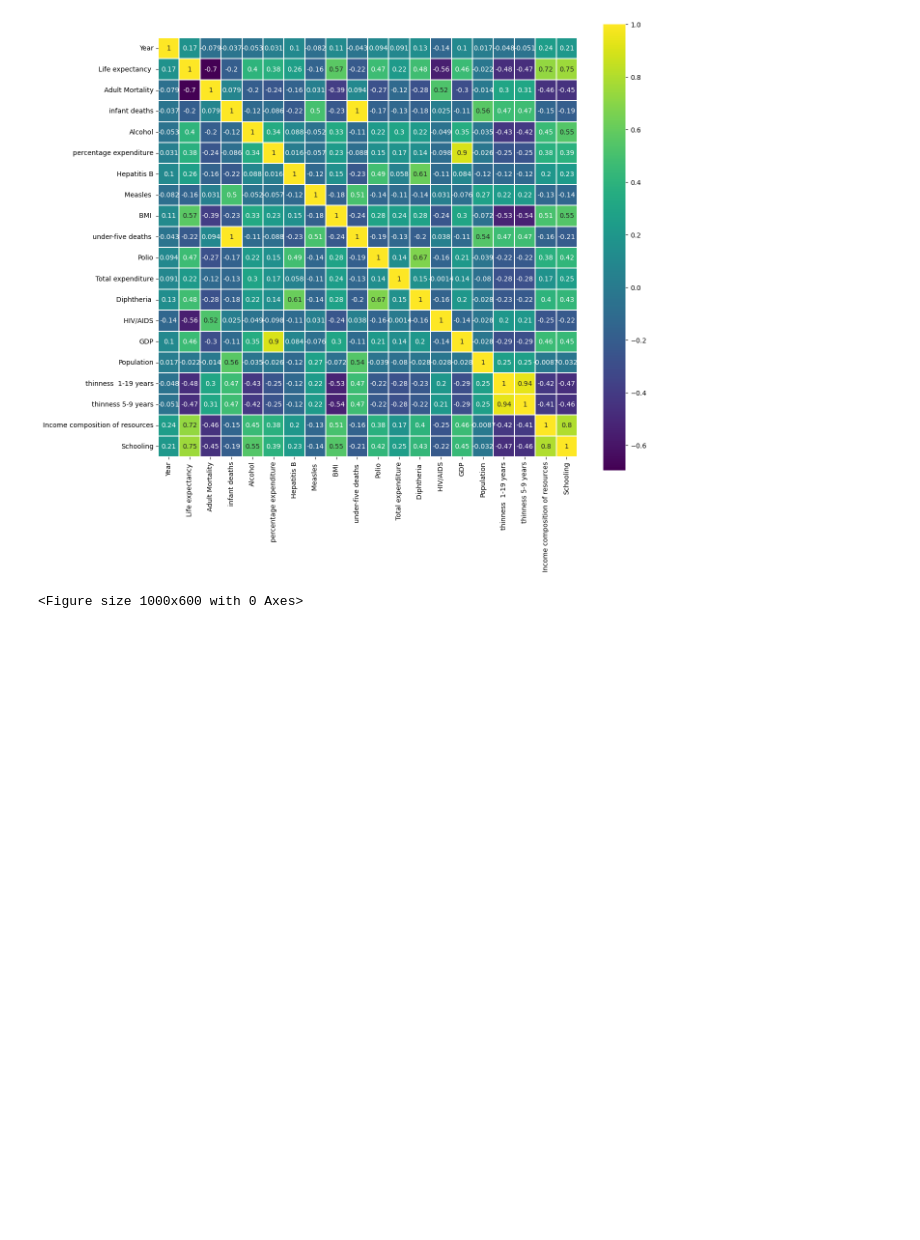
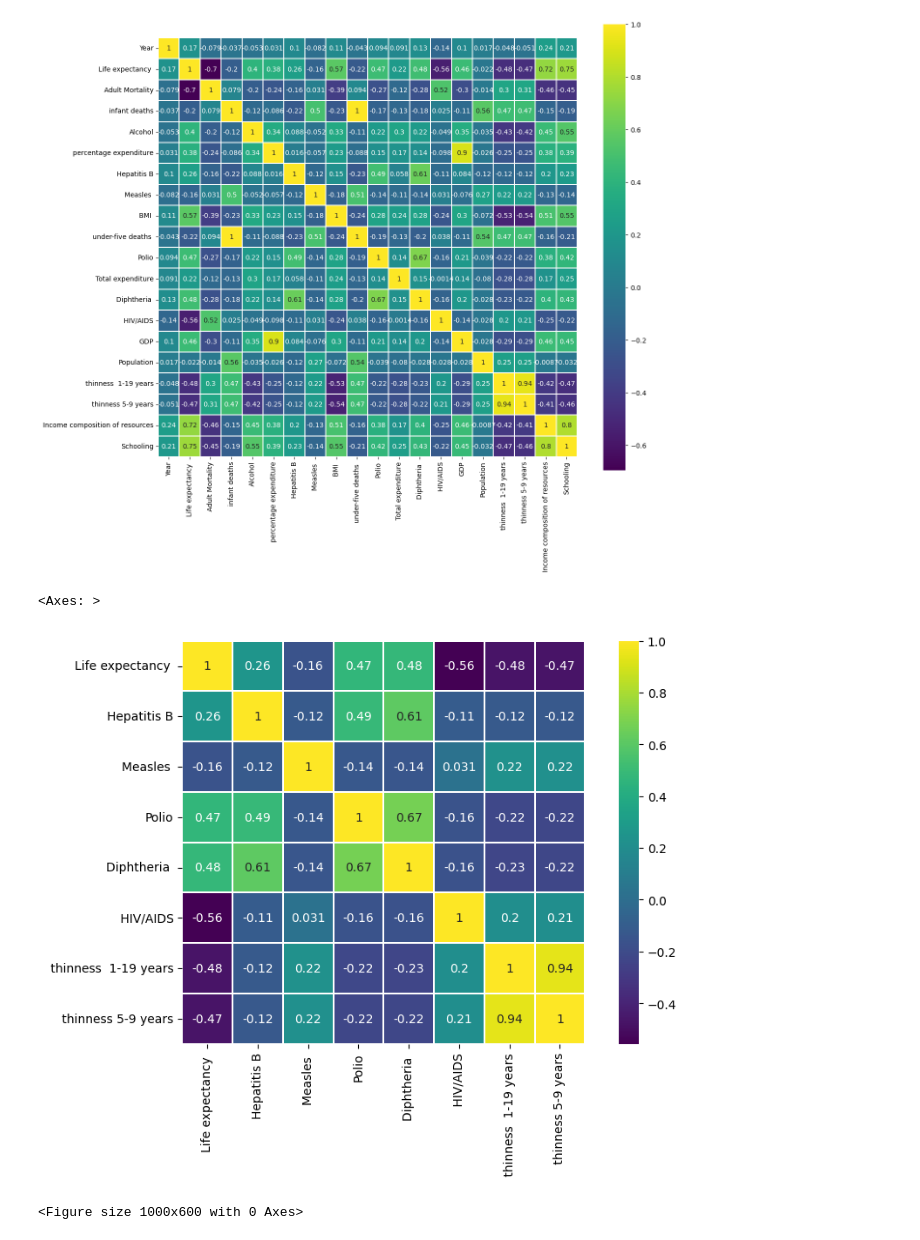
Before and after one commit to Sweetom/sweet, a Jupyter notebook: Life Expectancy/notebooks/FinalProject.ipynb, the cells around one changed output. Cells and saved outputs as stored; diff of their text form; code cells hidden in the pictures; blank space fills up the shorter version.

```diff
--- a/Life Expectancy/notebooks/FinalProject.ipynb
+++ b/Life Expectancy/notebooks/FinalProject.ipynb
@@ -115,6 +115,16 @@ sns.heatmap(df.corr(),linewidths=0.1,vmax=1.0, square=True, cmap='viridis', line
 # %% [output]
 <Axes: >
 [figure]
+# %%
+disease = df[['Life expectancy ','Hepatitis B', 'Measles ', 'Polio', 'Diphtheria ', ' HIV/AIDS', ' thinness  1-19 years', ' thinness 5-9 years']]
+# %%
+# plotting correlation heatmap to evaluate correlation between the diseases and Life Expectancy
+colormap = plt.cm.viridis
+plt.figure(figsize=(10,6))
+sns.heatmap(disease.astype(float).corr(),linewidths=0.1,vmax=1.0, square=True, cmap=colormap, linecolor='white', annot=True)
+# %% [output]
+<Axes: >
+[figure, added]
 # %%
 sns.histplot(df['Life expectancy '], kde='True')
 plt.figure(figsize=(10,6))
```
Also changed, not shown: parts of 5 cells of this notebook.
